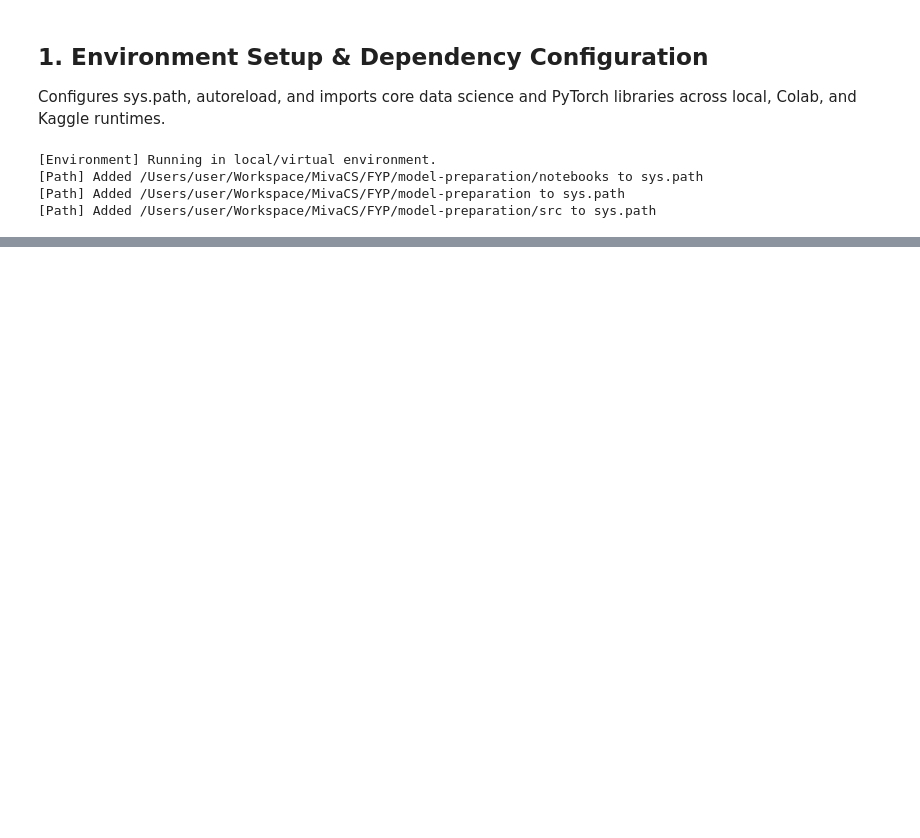
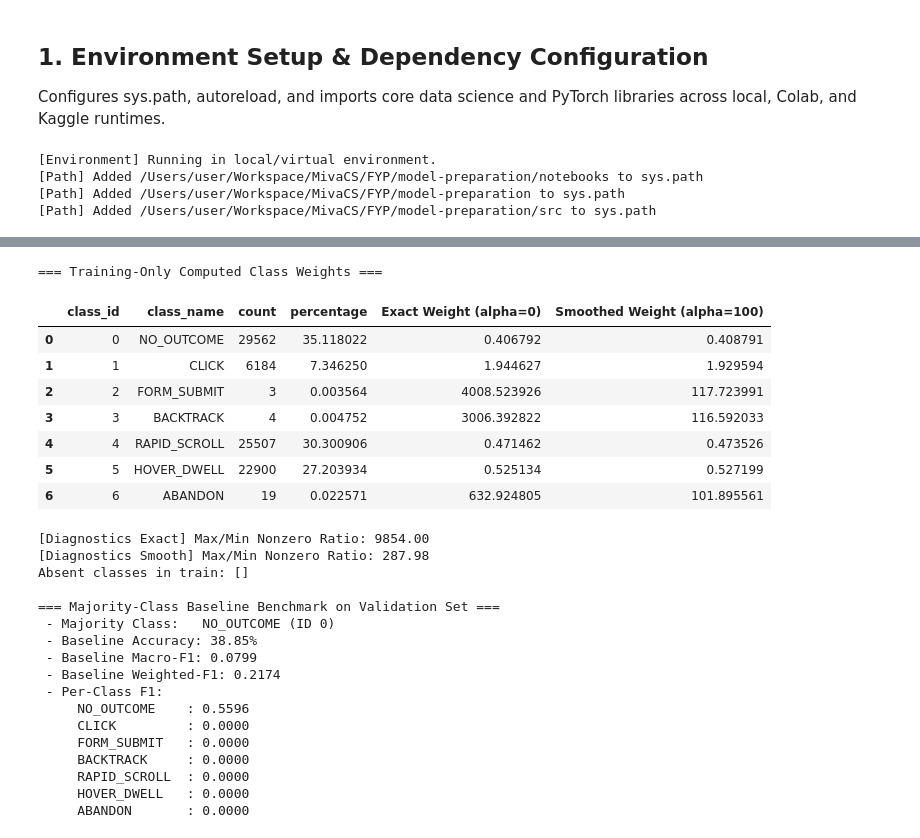
Before and after one commit to taofeeqhamzat/edge-aui-model-preparation, a Jupyter notebook: notebooks/02_target_distribution.ipynb, the cells around one changed output, grey strips where cells are left out. Cells and saved outputs as stored; diff of their text form; code cells hidden in the pictures; blank space fills up the shorter version.

```diff
--- a/notebooks/02_target_distribution.ipynb
+++ b/notebooks/02_target_distribution.ipynb
@@ -334,0 +325,57 @@ tensor([6.1087e-04, 2.7814e-03, 2.0652e+00, 4.1304e+00, 7.2934e-04, 8.4414e-04,
+# %%
+# Compute unnormalized exact inverse frequency weights from TRAIN partition
+diag_exact = compute_class_weight_diagnostics(train_df['target_label'], num_classes=7, smoothing_alpha=0.0)
+diag_smooth = compute_class_weight_diagnostics(train_df['target_label'], num_classes=7, smoothing_alpha=100.0)
+
+weight_summary = pd.DataFrame(diag_exact['summary_table'])
+weight_summary['Smoothed Weight (alpha=100)'] = [r['weight'] for r in diag_smooth['summary_table']]
+weight_summary.rename(columns={'weight': 'Exact Weight (alpha=0)'}, inplace=True)
+
+print('=== Training-Only Computed Class Weights ===')
+display(weight_summary)
+
+print(f'[Diagnostics Exact] Max/Min Nonzero Ratio: {diag_exact["max_min_nonzero_ratio"]:.2f}')
+print(f'[Diagnostics Smooth] Max/Min Nonzero Ratio: {diag_smooth["max_min_nonzero_ratio"]:.2f}')
+print(f'Absent classes in train: {diag_exact["absent_classes"]}')
+
+# Baseline Evaluation
+from training import load_foundation_dataset, evaluate_majority_baseline
+train_ds = load_foundation_dataset(split='train')
+val_ds = load_foundation_dataset(split='val')
+baseline_metrics = evaluate_majority_baseline(train_ds, val_ds)
+
+print('\n=== Majority-Class Baseline Benchmark on Validation Set ===')
+print(f' - Majority Class:   {baseline_metrics["majority_class_name"]} (ID {baseline_metrics["majority_class_id"]})')
+print(f' - Baseline Accuracy: {baseline_metrics["accuracy"]*100.0:.2f}%')
+print(f' - Baseline Macro-F1: {baseline_metrics["macro_f1"]:.4f}')
+print(f' - Baseline Weighted-F1: {baseline_metrics["weighted_f1"]:.4f}')
+print(' - Per-Class F1:')
+for c_name, f1_val in baseline_metrics['per_class_f1'].items():
+    print(f'     {c_name:14s}: {f1_val:.4f}')
+# %% [output]
+=== Training-Only Computed Class Weights ===
+|  | class_id | class_name | count | percentage | Exact Weight (alpha=0) | Smoothed Weight (alpha=100) |
+| 0 | 0 | NO_OUTCOME | 29562 | 35.118022 | 0.406792 | 0.408791 |
+| 1 | 1 | CLICK | 6184 | 7.346250 | 1.944627 | 1.929594 |
+| 2 | 2 | FORM_SUBMIT | 3 | 0.003564 | 4008.523926 | 117.723991 |
+| 3 | 3 | BACKTRACK | 4 | 0.004752 | 3006.392822 | 116.592033 |
+| 4 | 4 | RAPID_SCROLL | 25507 | 30.300906 | 0.471462 | 0.473526 |
+| 5 | 5 | HOVER_DWELL | 22900 | 27.203934 | 0.525134 | 0.527199 |
+| 6 | 6 | ABANDON | 19 | 0.022571 | 632.924805 | 101.895561 |
+[Diagnostics Exact] Max/Min Nonzero Ratio: 9854.00
+[Diagnostics Smooth] Max/Min Nonzero Ratio: 287.98
+Absent classes in train: []
+
+=== Majority-Class Baseline Benchmark on Validation Set ===
+ - Majority Class:   NO_OUTCOME (ID 0)
+ - Baseline Accuracy: 38.85%
+ - Baseline Macro-F1: 0.0799
+ - Baseline Weighted-F1: 0.2174
+ - Per-Class F1:
+     NO_OUTCOME    : 0.5596
+     CLICK         : 0.0000
+     FORM_SUBMIT   : 0.0000
+     BACKTRACK     : 0.0000
+     RAPID_SCROLL  : 0.0000
+     HOVER_DWELL   : 0.0000
+     ABANDON       : 0.0000
```
Also changed, not shown: parts of 20 cells of this notebook, 1 other file.
